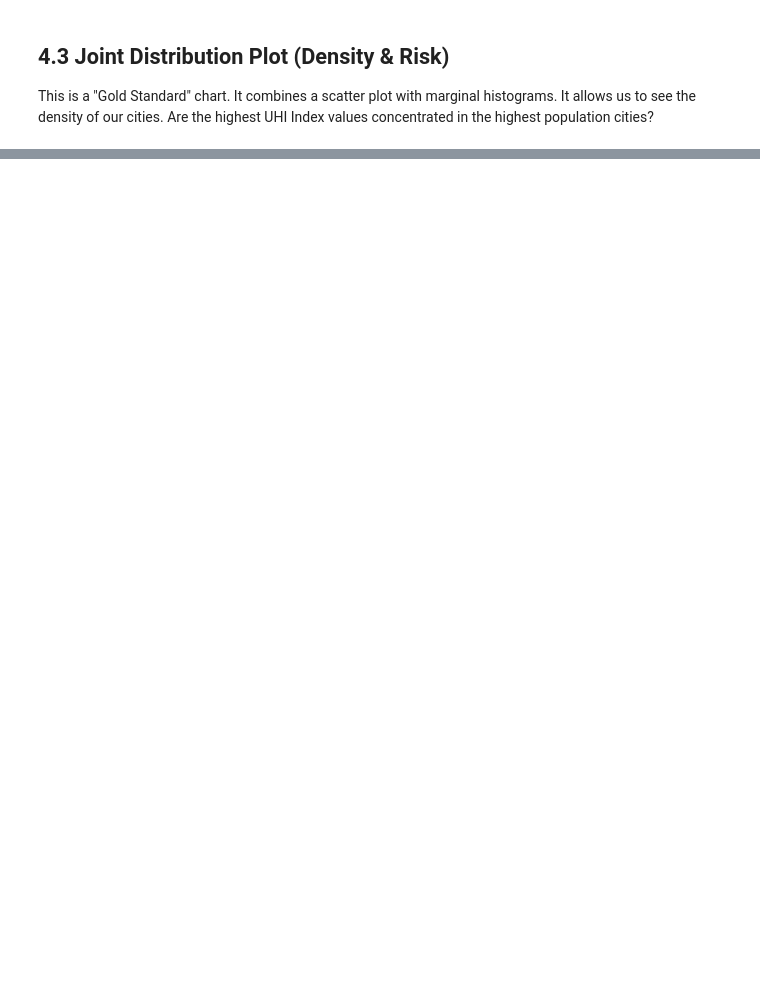
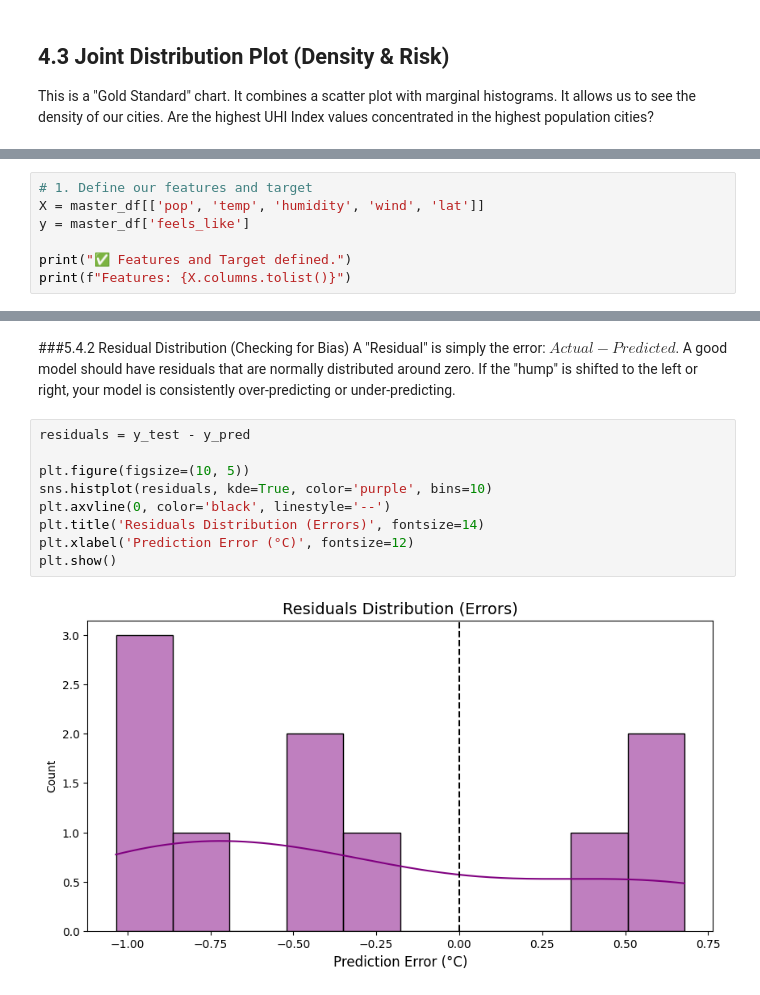
Before and after one commit to LiamDuero03/DS-Society-Project, a Jupyter notebook: Full-Project.ipynb, the cells around one changed output, grey strips where cells are left out. Drawn from its saved outputs; the diff is of its cells as text; blank space fills up the shorter version.

```diff
--- a/Full-Project.ipynb
+++ b/Full-Project.ipynb
@@ -548,0 +539,7 @@ print(f"Model Score: {model.score(X_test, y_test)}")
+# %%
+# 1. Define our features and target
+X = master_df[['pop', 'temp', 'humidity', 'wind', 'lat']]
+y = master_df['feels_like']
+
+print("✅ Features and Target defined.")
+print(f"Features: {X.columns.tolist()}")
@@ -548,0 +619,14 @@ print(f"Model Score: {model.score(X_test, y_test)}")
+# %% [markdown]
+###5.4.2 Residual Distribution (Checking for Bias)
+A "Residual" is simply the error: $Actual - Predicted$. A good model should have residuals that are normally distributed around zero. If the "hump" is shifted to the left or right, your model is consistently over-predicting or under-predicting.
+# %%
+residuals = y_test - y_pred
+
+plt.figure(figsize=(10, 5))
+sns.histplot(residuals, kde=True, color='purple', bins=10)
+plt.axvline(0, color='black', linestyle='--')
+plt.title('Residuals Distribution (Errors)', fontsize=14)
+plt.xlabel('Prediction Error (°C)', fontsize=12)
+plt.show()
+# %% [output]
+[figure, added]
```
Also changed, not shown: parts of 24 cells of this notebook.
